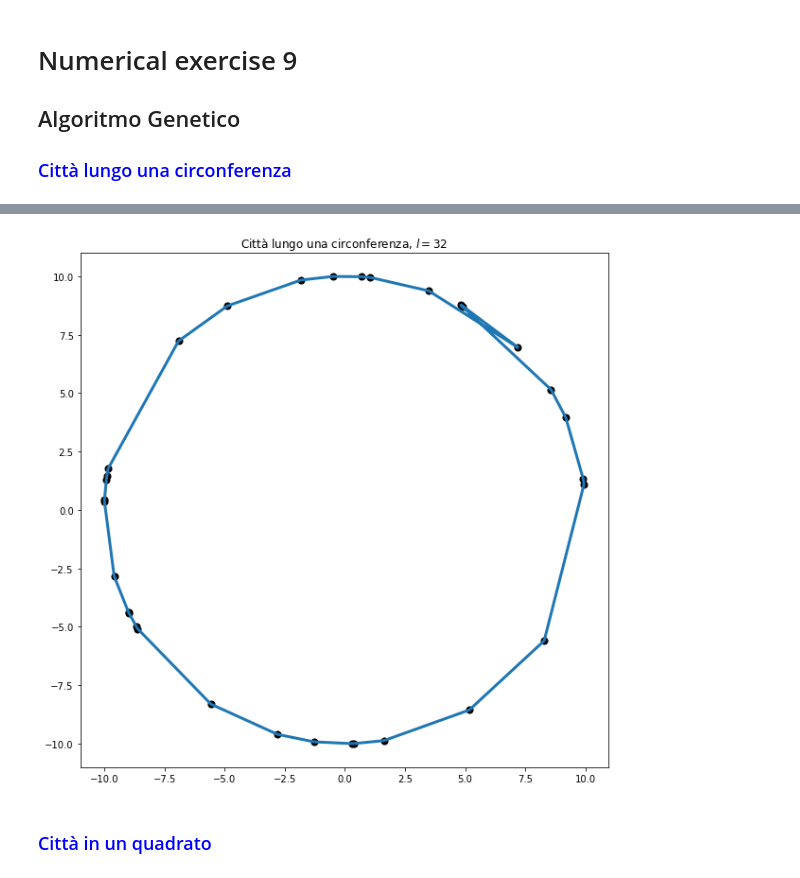
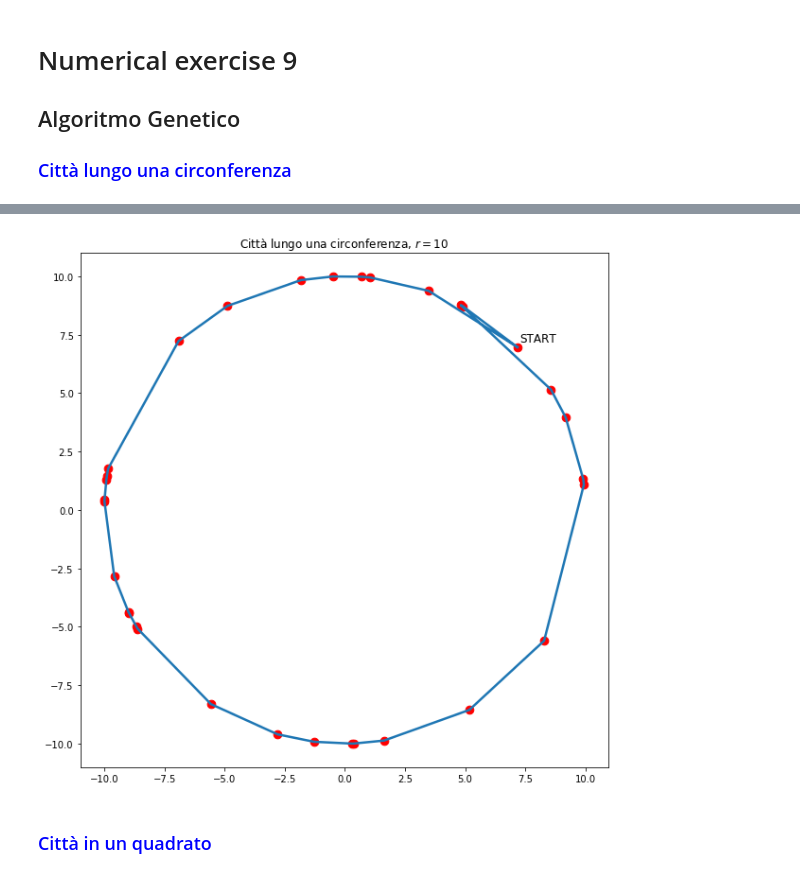
Before and after one commit to danidimic/NSL-exercise, a Jupyter notebook: LSN_Exercise_09/LSN_Exercise_09.ipynb, the cells around one changed output, grey strips where cells are left out. Saved outputs shown, nothing was run; the diff lists cells and outputs as text; code cells hidden in the pictures.

```diff
--- a/LSN_Exercise_09/LSN_Exercise_09.ipynb
+++ b/LSN_Exercise_09/LSN_Exercise_09.ipynb
@@ -28,34 +28,36 @@ plt.grid(True)
 # %%
 import math
 import numpy as np
 import matplotlib.pyplot as plt
 from matplotlib import animation, rc
 from IPython.display import HTML
 
 plt.figure(figsize=(10, 10))
 ncities = 32
 
 xc, yc = np.loadtxt('./Files/Circle/cities.out', unpack=True)
 path = np.loadtxt('./Files/Circle/best_path.out', unpack=True)
 
 xp = []
 yp = []
 
 for i in range(ncities):
     index = int(path[i])
     xp.append(xc[index])
     yp.append(yc[index])
 
 index = int(path[0])
 xp.append(xc[index])
 yp.append(yc[index])
 
-plt.scatter(xc, yc, s=50, c='black') #città
-plt.plot(xp, yp,  zorder=1, lw=3) #percorso
-plt.title("Città lungo una circonferenza, $l=32$")
+plt.title("Città lungo una circonferenza, $r=10$")
+plt.text(xc[0]+0.1, yc[0]+0.25, 'START', fontsize=12)
+plt.scatter(xc, yc, s=75, c='red') #città
+plt.plot(xp, yp,  zorder=1, lw=2.5) #percorso
+
 plt.show()
 # %% [output]
-[figure, old version]
+[figure, new version]
 # %% [markdown]
 ### <font color='blue'> Città in un quadrato</font>
 # %%
```
Also changed, not shown: parts of 3 cells of this notebook, 21 other files.
